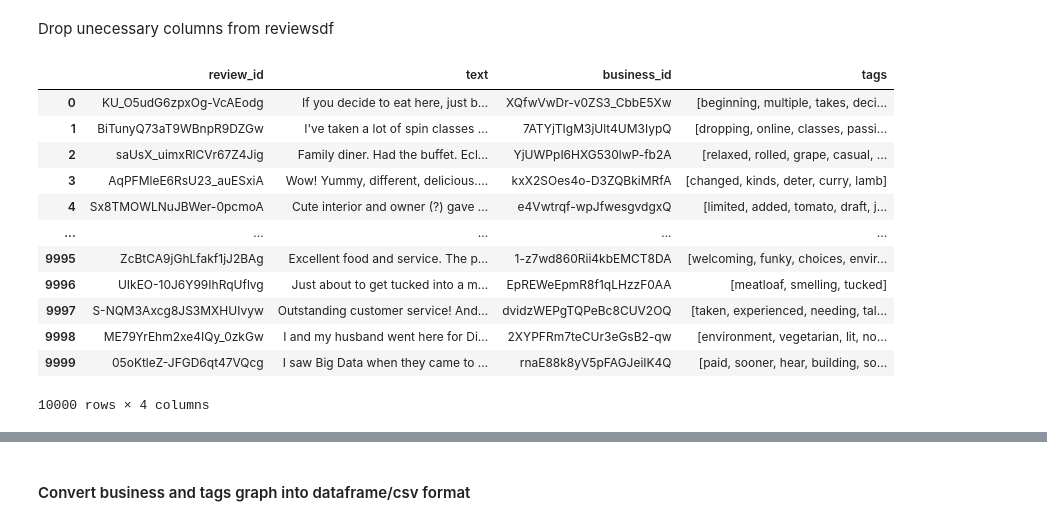
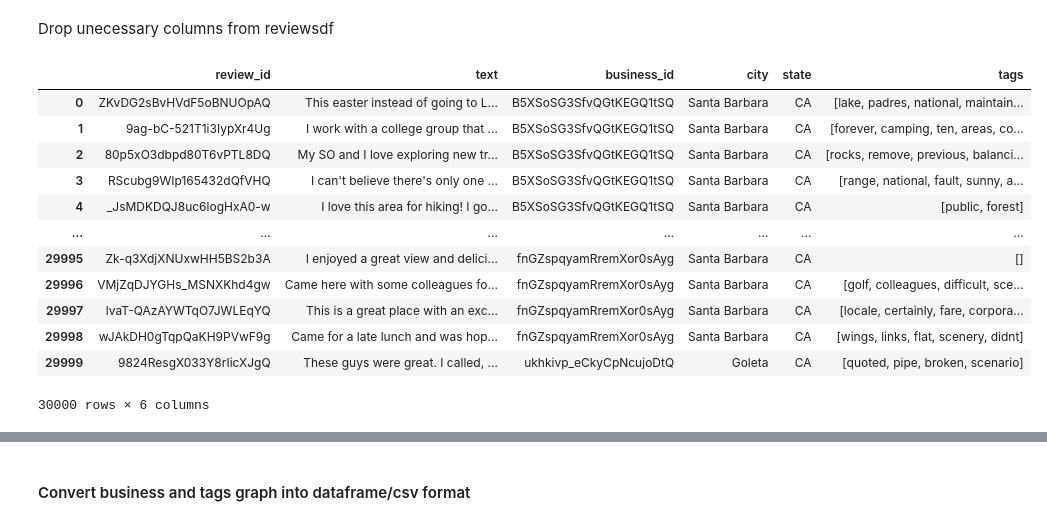
Before and after one commit to zsyed15/DSC104Project, a Jupyter notebook: DSC104Project.ipynb, the cells around one changed output, grey strips where cells are left out. Cells and saved outputs as stored; diff of their text form; code cells hidden in the pictures.

Commit message:
added neo4j graph + modified df to be 30k CA reviews

```diff
--- a/DSC104Project.ipynb
+++ b/DSC104Project.ipynb
@@ -49,0 +60,5 @@ data_file.close()
+# %%
+%%time
+city_and_state = businessdf[['business_id', 'city', 'state']]
+reviewsdf = reviewsdf.merge(city_and_state, on='business_id')
+reviewsdf
@@ -52,2 +83,3 @@ data_file.close()
 # %%
-reviewsdf = reviewsdf.head(10000)
+reviewsdf = reviewsdf[reviewsdf['state'] == 'CA'].reset_index(drop=True)
+reviewsdf
@@ -53,0 +100,3 @@ reviewsdf = reviewsdf.head(10000)
+# %%
+reviewsdf = reviewsdf.head(30000)
+reviewsdf
@@ -121,22 +195,22 @@ reviewsdf.head(5)
 # %% [markdown]
 Drop unecessary columns from reviewsdf
 # %%
-reviewsdf = reviewsdf[['review_id','text','business_id','tags']]
+reviewsdf = reviewsdf[['review_id','text','business_id','city','state','tags']]
 reviewsdf
 # %% [output]
-|  | review_id | text | business_id | tags |
-| 0 | KU_O5udG6zpxOg-VcAEodg | If you decide to eat here, just b... | XQfwVwDr-v0ZS3_CbbE5Xw | [beginning, multiple, takes, deci... |
-| 1 | BiTunyQ73aT9WBnpR9DZGw | I've taken a lot of spin classes ... | 7ATYjTIgM3jUlt4UM3IypQ | [dropping, online, classes, passi... |
-| 2 | saUsX_uimxRlCVr67Z4Jig | Family diner. Had the buffet. Ecl... | YjUWPpI6HXG530lwP-fb2A | [relaxed, rolled, grape, casual, ... |
-| 3 | AqPFMleE6RsU23_auESxiA | Wow! Yummy, different, delicious.... | kxX2SOes4o-D3ZQBkiMRfA | [changed, kinds, deter, curry, lamb] |
-| 4 | Sx8TMOWLNuJBWer-0pcmoA | Cute interior and owner (?) gave ... | e4Vwtrqf-wpJfwesgvdgxQ | [limited, added, tomato, draft, j... |
-| ... | ... | ... | ... | ... |
-| 9995 | ZcBtCA9jGhLfakf1jJ2BAg | Excellent food and service. The p... | 1-z7wd860Rii4kbEMCT8DA | [welcoming, funky, choices, envir... |
-| 9996 | UIkEO-10J6Y99IhRqUflvg | Just about to get tucked into a m... | EpREWeEpmR8f1qLHzzF0AA | [meatloaf, smelling, tucked] |
-| 9997 | S-NQM3Axcg8JS3MXHUIvyw | Outstanding customer service! And... | dvidzWEPgTQPeBc8CUV2OQ | [taken, experienced, needing, tal... |
-| 9998 | ME79YrEhm2xe4IQy_0zkGw | I and my husband went here for Di... | 2XYPFRm7teCUr3eGsB2-qw | [environment, vegetarian, lit, no... |
-| 9999 | 05oKtleZ-JFGD6qt47VQcg | I saw Big Data when they came to ... | rnaE88k8yV5pFAGJeiIK4Q | [paid, sooner, hear, building, so... |
+|  | review_id | text | business_id | city | state | tags |
+| 0 | ZKvDG2sBvHVdF5oBNUOpAQ | This easter instead of going to L... | B5XSoSG3SfvQGtKEGQ1tSQ | Santa Barbara | CA | [lake, padres, national, maintain... |
+| 1 | 9ag-bC-521T1i3IypXr4Ug | I work with a college group that ... | B5XSoSG3SfvQGtKEGQ1tSQ | Santa Barbara | CA | [forever, camping, ten, areas, co... |
+| 2 | 80p5xO3dbpd80T6vPTL8DQ | My SO and I love exploring new tr... | B5XSoSG3SfvQGtKEGQ1tSQ | Santa Barbara | CA | [rocks, remove, previous, balanci... |
+| 3 | RScubg9WIp165432dQfVHQ | I can't believe there's only one ... | B5XSoSG3SfvQGtKEGQ1tSQ | Santa Barbara | CA | [range, national, fault, sunny, a... |
+| 4 | _JsMDKDQJ8uc6logHxA0-w | I love this area for hiking! I go... | B5XSoSG3SfvQGtKEGQ1tSQ | Santa Barbara | CA | [public, forest] |
+| ... | ... | ... | ... | ... | ... | ... |
+| 29995 | Zk-q3XdjXNUxwHH5BS2b3A | I enjoyed a great view and delici... | fnGZspqyamRremXor0sAyg | Santa Barbara | CA | [] |
+| 29996 | VMjZqDJYGHs_MSNXKhd4gw | Came here with some colleagues fo... | fnGZspqyamRremXor0sAyg | Santa Barbara | CA | [golf, colleagues, difficult, sce... |
+| 29997 | lvaT-QAzAYWTqO7JWLEqYQ | This is a great place with an exc... | fnGZspqyamRremXor0sAyg | Santa Barbara | CA | [locale, certainly, fare, corpora... |
+| 29998 | wJAkDH0gTqpQaKH9PVwF9g | Came for a late lunch and was hop... | fnGZspqyamRremXor0sAyg | Santa Barbara | CA | [wings, links, flat, scenery, didnt] |
+| 29999 | 9824ResgX033Y8rIicXJgQ | These guys were great. I called, ... | ukhkivp_eCkyCpNcujoDtQ | Goleta | CA | [quoted, pipe, broken, scenario] |
-10000 rows × 4 columns
+30000 rows × 6 columns
 # %%
 ###Create graph between business and associated hashtags
 from collections import defaultdict
```
Also changed, not shown: parts of 23 cells of this notebook, 1 other file.
